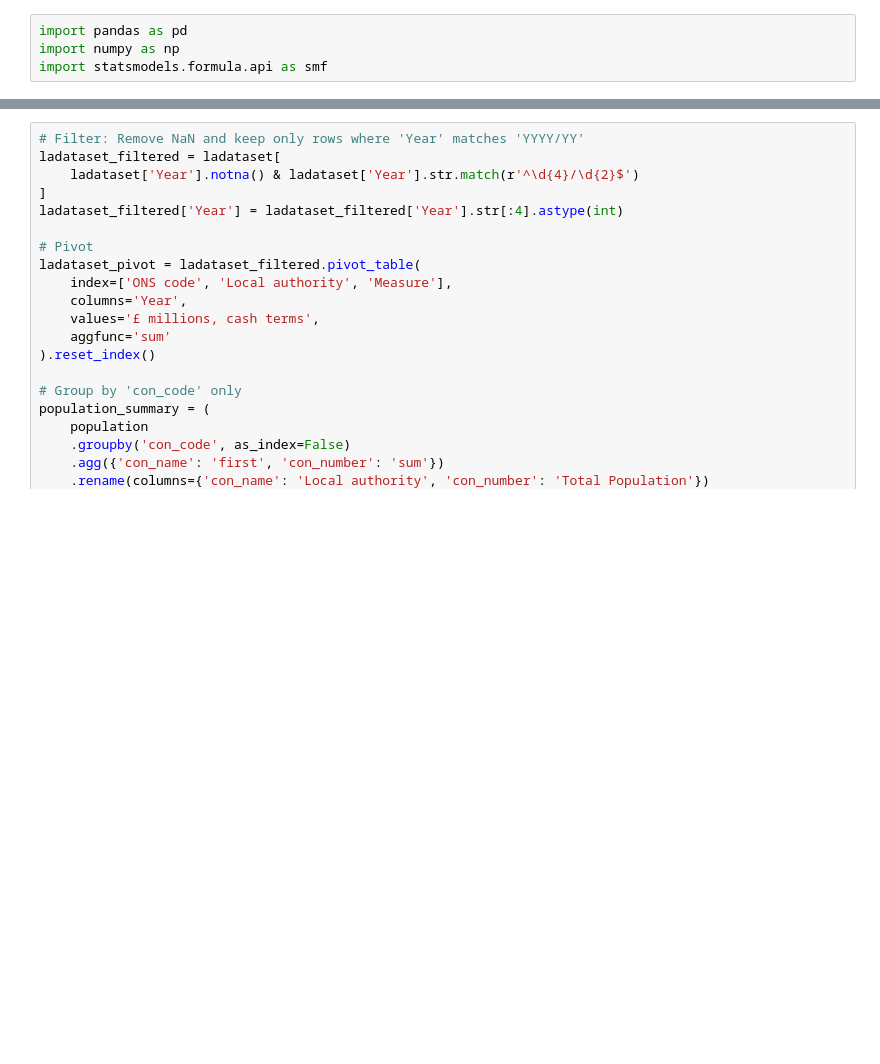
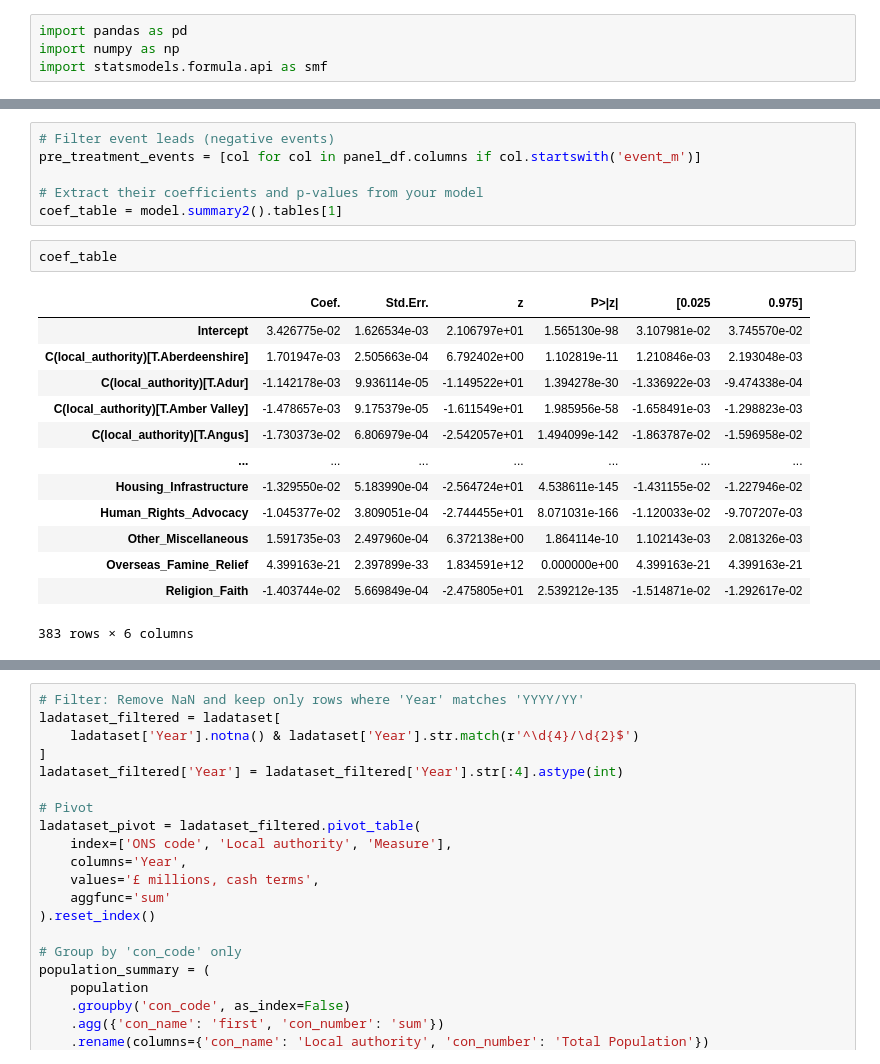
Before and after one commit to crystalyu917/The-Impact-of-Local-Council-Asset-Sales-on-Charity-Survival-in-England, a Jupyter notebook: src/analysis/ladata.ipynb, the cells around one changed output, grey strips where cells are left out. Saved outputs shown, nothing was run; the diff lists cells and outputs as text; blank space fills up the shorter version.

```diff
--- a/src/analysis/ladata.ipynb
+++ b/src/analysis/ladata.ipynb
@@ -26,0 +440,22 @@ Index(['registered_charity_number', 'charity_name', 'postcode',
+# %%
+# Filter event leads (negative events)
+pre_treatment_events = [col for col in panel_df.columns if col.startswith('event_m')]
+
+# Extract their coefficients and p-values from your model
+coef_table = model.summary2().tables[1]
+# %%
+coef_table
+# %% [output]
+|  | Coef. | Std.Err. | z | P>|z| | [0.025 | 0.975] |
+| Intercept | 3.426775e-02 | 1.626534e-03 | 2.106797e+01 | 1.565130e-98 | 3.107981e-02 | 3.745570e-02 |
+| C(local_authority)[T.Aberdeenshire] | 1.701947e-03 | 2.505663e-04 | 6.792402e+00 | 1.102819e-11 | 1.210846e-03 | 2.193048e-03 |
+| C(local_authority)[T.Adur] | -1.142178e-03 | 9.936114e-05 | -1.149522e+01 | 1.394278e-30 | -1.336922e-03 | -9.474338e-04 |
+| C(local_authority)[T.Amber Valley] | -1.478657e-03 | 9.175379e-05 | -1.611549e+01 | 1.985956e-58 | -1.658491e-03 | -1.298823e-03 |
+| C(local_authority)[T.Angus] | -1.730373e-02 | 6.806979e-04 | -2.542057e+01 | 1.494099e-142 | -1.863787e-02 | -1.596958e-02 |
+| ... | ... | ... | ... | ... | ... | ... |
+| Housing_Infrastructure | -1.329550e-02 | 5.183990e-04 | -2.564724e+01 | 4.538611e-145 | -1.431155e-02 | -1.227946e-02 |
+| Human_Rights_Advocacy | -1.045377e-02 | 3.809051e-04 | -2.744455e+01 | 8.071031e-166 | -1.120033e-02 | -9.707207e-03 |
+| Other_Miscellaneous | 1.591735e-03 | 2.497960e-04 | 6.372138e+00 | 1.864114e-10 | 1.102143e-03 | 2.081326e-03 |
+| Overseas_Famine_Relief | 4.399163e-21 | 2.397899e-33 | 1.834591e+12 | 0.000000e+00 | 4.399163e-21 | 4.399163e-21 |
+| Religion_Faith | -1.403744e-02 | 5.669849e-04 | -2.475805e+01 | 2.539212e-135 | -1.514871e-02 | -1.292617e-02 |
+383 rows × 6 columns
```
Also changed, not shown: parts of 18 cells of this notebook.
